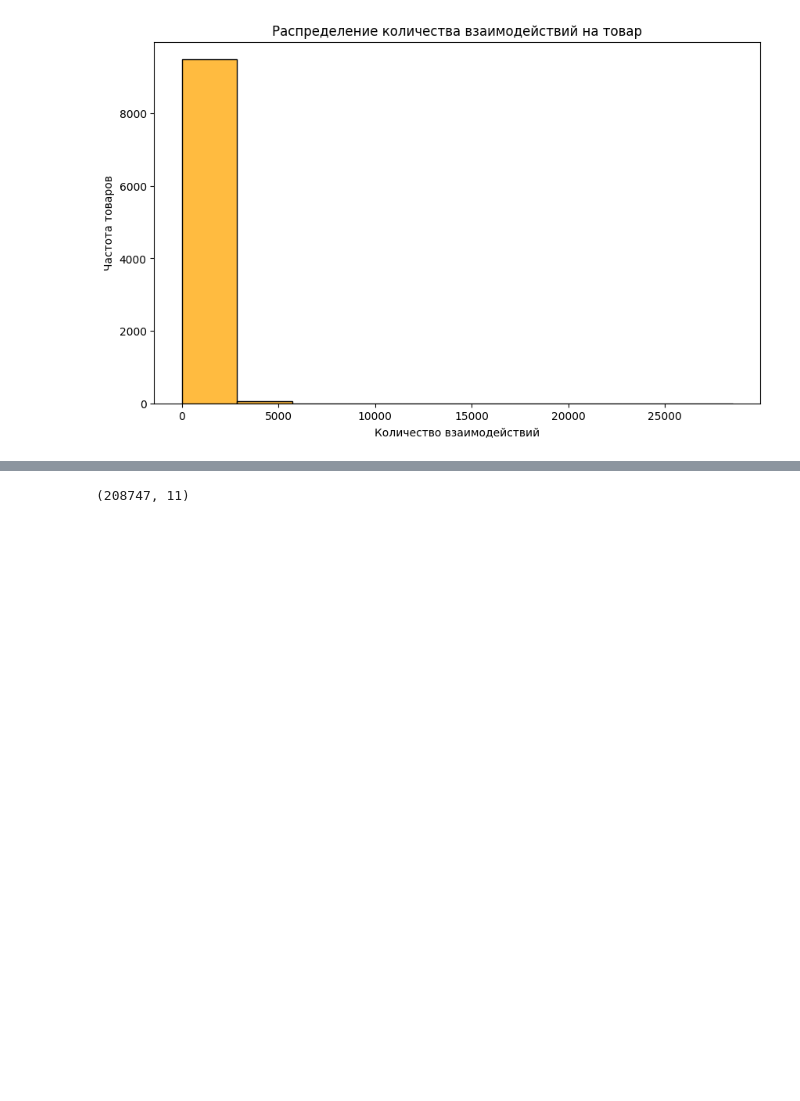
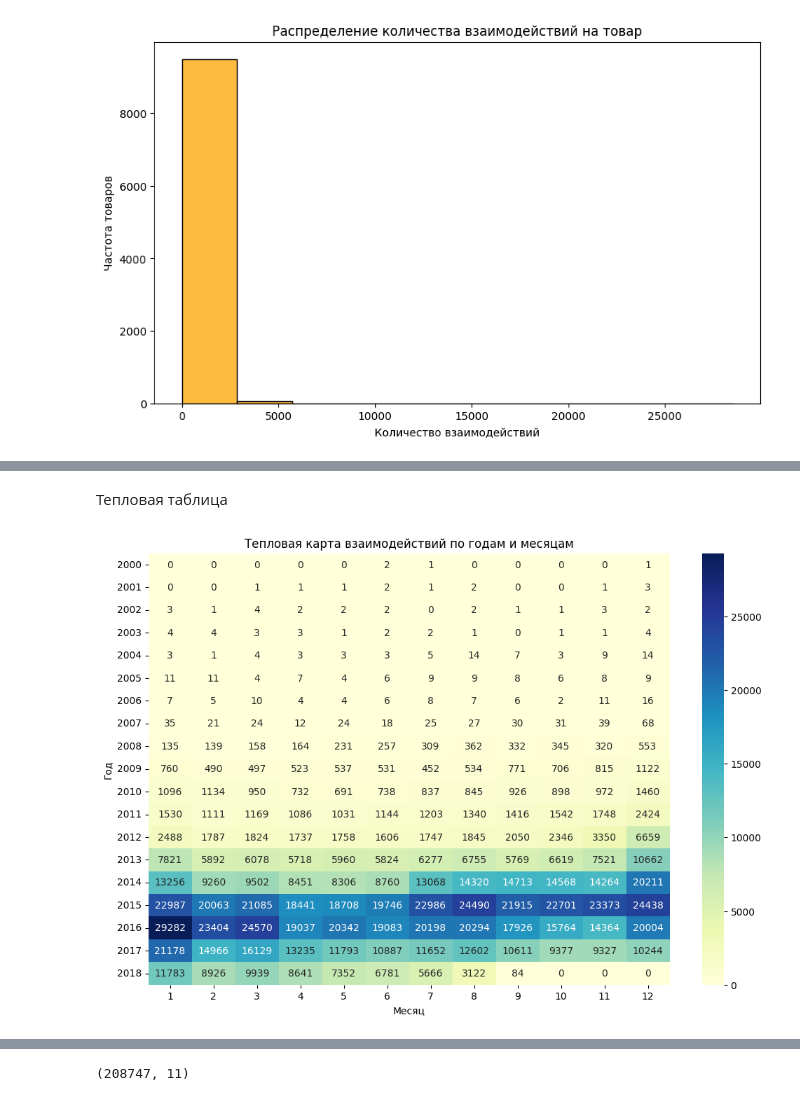
Before and after one commit to mariyaaach/predictive-shop, a Jupyter notebook: preprocess.ipynb, the cells around one changed output, grey strips where cells are left out. Cells and saved outputs as stored; diff of their text form; code cells hidden in the pictures; blank space fills up the shorter version.

```diff
--- a/preprocess.ipynb
+++ b/preprocess.ipynb
@@ -240,0 +287,13 @@ plt.show()
+# %% [markdown]
+Тепловая таблица
+# %%
+interaction_pivot = df.pivot_table(index='year_interaction', columns='month_interaction', values='item_id', aggfunc='count', fill_value=0)
+
+plt.figure(figsize=(12, 8))
+sns.heatmap(interaction_pivot, annot=True, fmt='d', cmap='YlGnBu')
+plt.title('Тепловая карта взаимодействий по годам и месяцам')
+plt.xlabel('Месяц')
+plt.ylabel('Год')
+plt.show()
+# %% [output]
+[figure, added]
```
Also changed, not shown: parts of 37 cells of this notebook.
